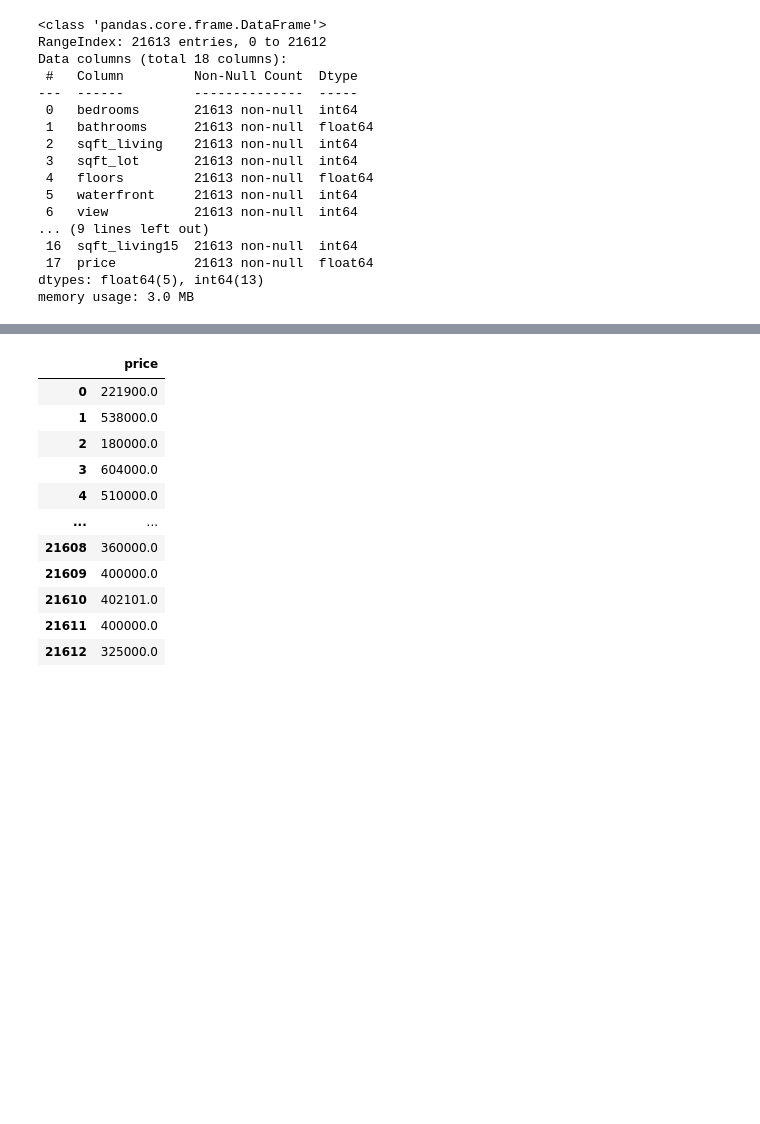
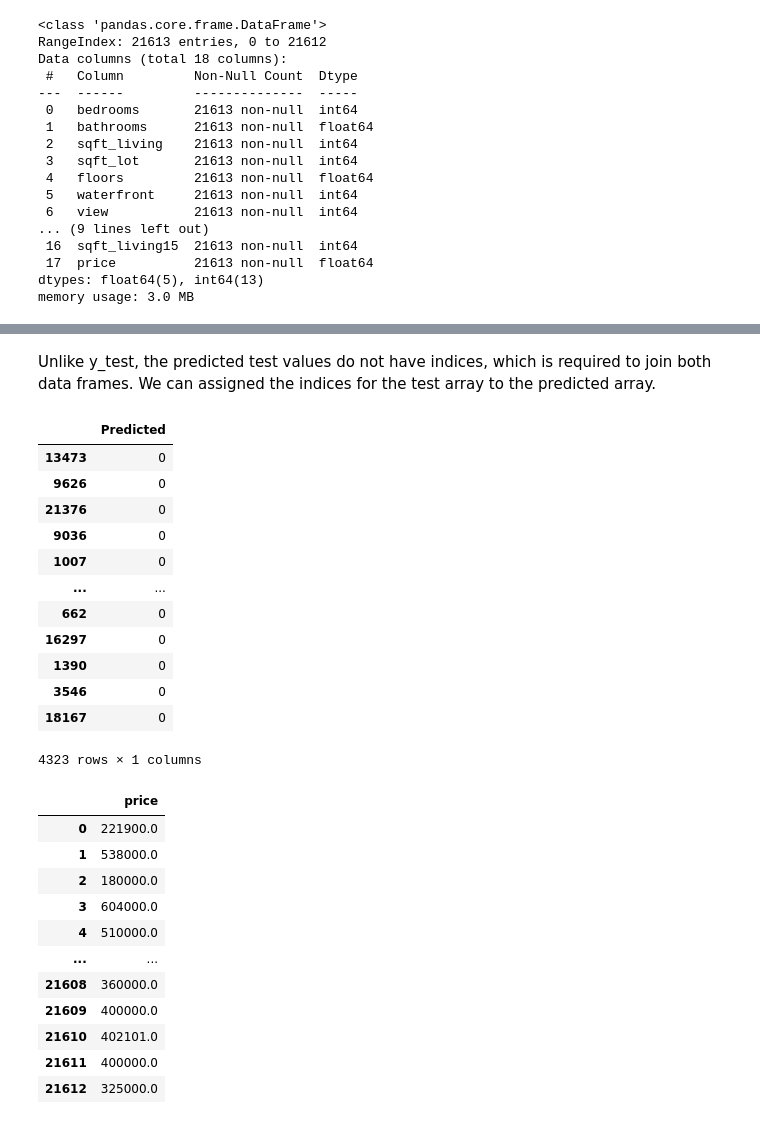
Before and after one commit to OsarodionOdion/skClassModels, a Jupyter notebook: skclass_models_hs.ipynb, the cells around one changed output, grey strips where cells are left out. Cells and saved outputs as stored; diff of their text form; code cells hidden in the pictures; blank space fills up the shorter version.

```diff
--- a/skclass_models_hs.ipynb
+++ b/skclass_models_hs.ipynb
@@ -282,0 +250,4 @@ memory usage: 2.0 MB
+# %%
+# Assign a list of all column names to the cols object
+all_cols=housing_df.columns.tolist()
+all_cols
@@ -727 +693,24 @@ df3
+# %% [markdown]
+Unlike y_test, the predicted test values do not have indices, which is required to join both data frames. We can assigned the indices for the test array to the predicted array.
+# %%
+# Convert array of predicted test values of model 2 to panda's data frame
+pred_array = pd.DataFrame(pred_test_M2, index=test_array.index)
+
+# Rename column
+pred_array.rename(columns = {0: 'Predicted'}, inplace=True)
+pred_array
+# %% [output]
+|  | Predicted |
+| 13473 | 0 |
+| 9626 | 0 |
+| 21376 | 0 |
+| 9036 | 0 |
+| 1007 | 0 |
+| ... | ... |
+| 662 | 0 |
+| 16297 | 0 |
+| 1390 | 0 |
+| 3546 | 0 |
+| 18167 | 0 |
+4323 rows × 1 columns
 # %%
```
Also changed, not shown: parts of 83 cells of this notebook, 1 other file.
